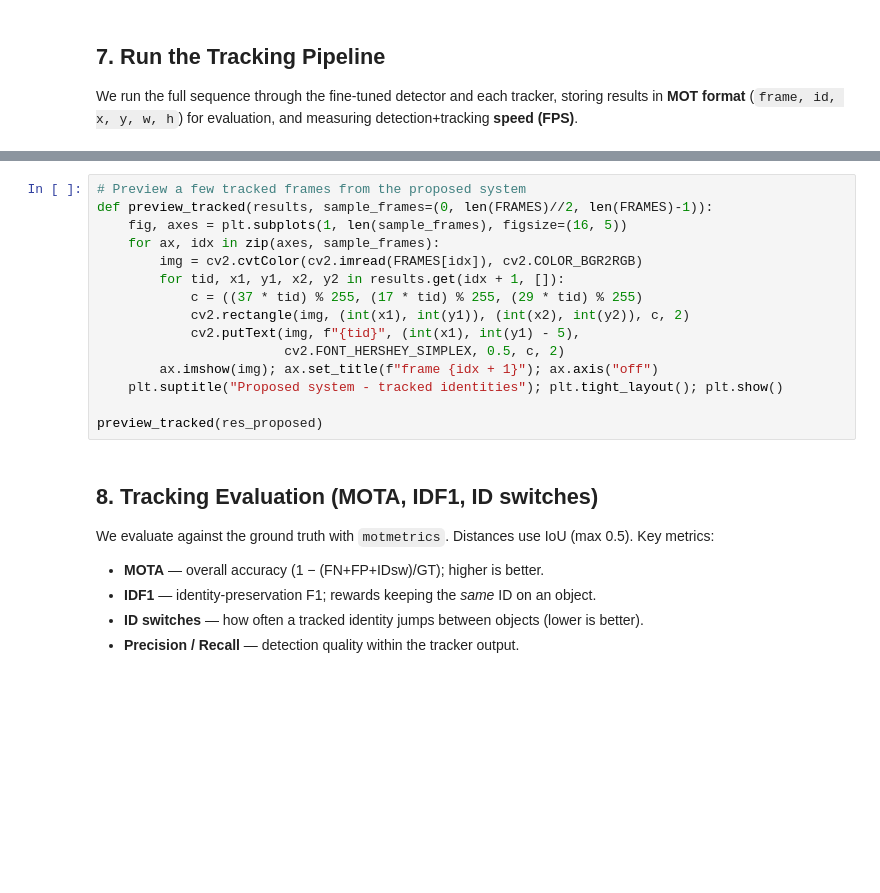
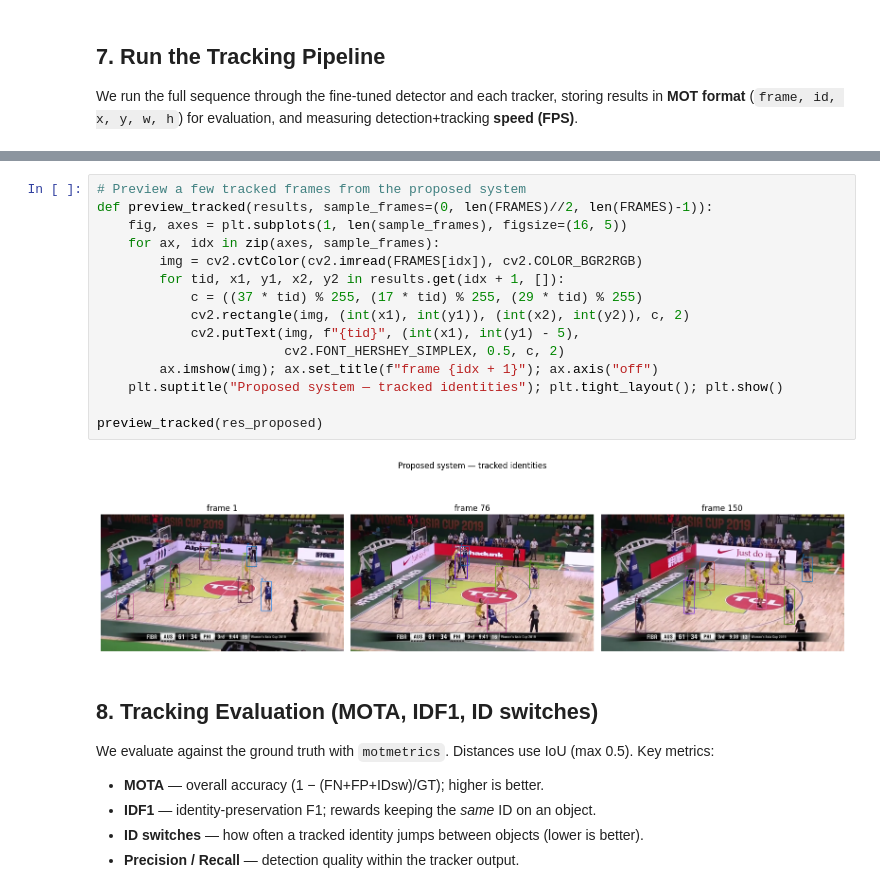
Before and after one commit to manju-wilp/sem2-assignment-cv, a Jupyter notebook: assignments/2/CV_assignment2_12_3.ipynb, the cells around one changed output, grey strips where cells are left out. Cells and saved outputs as stored; diff of their text form; blank space fills up the shorter version.

```diff
--- a/assignments/2/CV_assignment2_12_3.ipynb
+++ b/assignments/2/CV_assignment2_12_3.ipynb
@@ -635,18 +730,20 @@ print(f"Proposed FPS = {fps_proposed:.2f} | Baseline FPS = {fps_baseline:.2f}")
 # %%
 # Preview a few tracked frames from the proposed system
 def preview_tracked(results, sample_frames=(0, len(FRAMES)//2, len(FRAMES)-1)):
     fig, axes = plt.subplots(1, len(sample_frames), figsize=(16, 5))
     for ax, idx in zip(axes, sample_frames):
         img = cv2.cvtColor(cv2.imread(FRAMES[idx]), cv2.COLOR_BGR2RGB)
         for tid, x1, y1, x2, y2 in results.get(idx + 1, []):
             c = ((37 * tid) % 255, (17 * tid) % 255, (29 * tid) % 255)
             cv2.rectangle(img, (int(x1), int(y1)), (int(x2), int(y2)), c, 2)
             cv2.putText(img, f"{tid}", (int(x1), int(y1) - 5),
                         cv2.FONT_HERSHEY_SIMPLEX, 0.5, c, 2)
         ax.imshow(img); ax.set_title(f"frame {idx + 1}"); ax.axis("off")
-    plt.suptitle("Proposed system - tracked identities"); plt.tight_layout(); plt.show()
+    plt.suptitle("Proposed system — tracked identities"); plt.tight_layout(); plt.show()
 
 preview_tracked(res_proposed)
+# %% [output]
+[figure, added]
 # %% [markdown]
 ## 8. Tracking Evaluation (MOTA, IDF1, ID switches)
 We evaluate against the ground truth with `motmetrics`. Distances use IoU (max 0.5).
```
Also changed, not shown: parts of 18 cells of this notebook.
